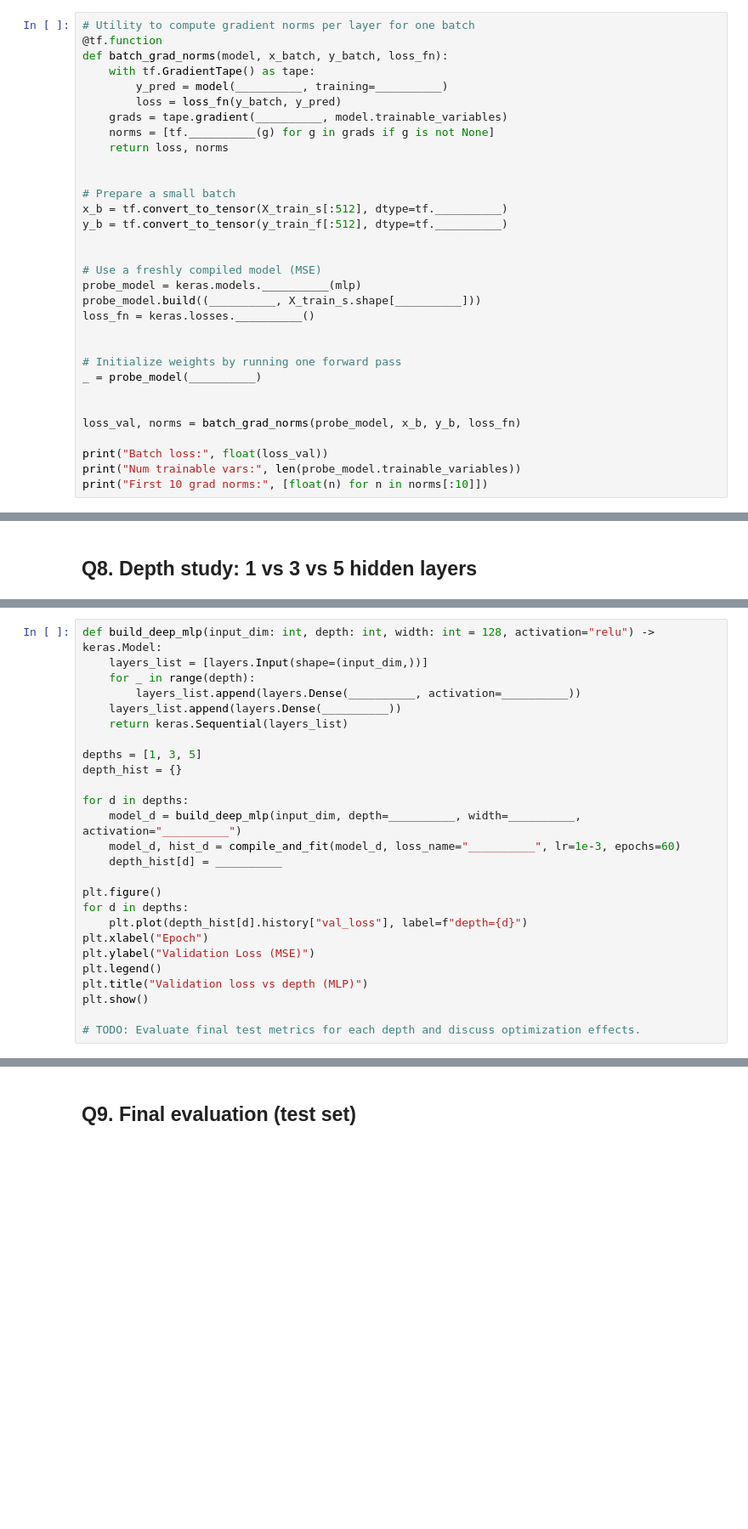
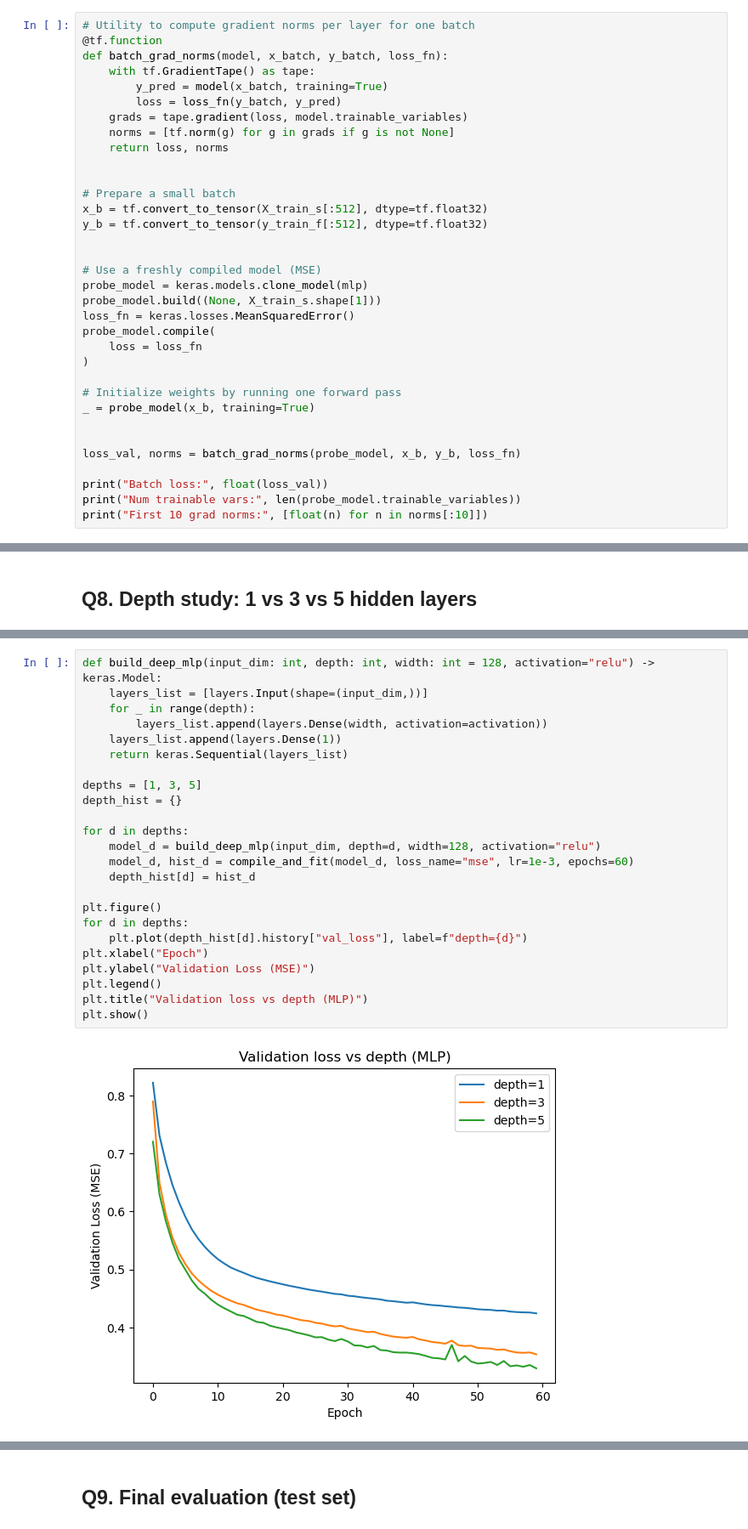
Before and after one commit to SabinaLucy/Machine-Learning_EE5841, a Jupyter notebook: a1.ipynb, the cells around one changed output, grey strips where cells are left out. Shown at 85% size. Saved outputs shown, nothing was run; the diff lists cells and outputs as text; blank space fills up the shorter version.

```diff
--- a/a1.ipynb
+++ b/a1.ipynb
@@ -422,26 +423,28 @@ When completed, you should be able to answer:
 @tf.function
 def batch_grad_norms(model, x_batch, y_batch, loss_fn):
     with tf.GradientTape() as tape:
-        y_pred = model(__________, training=__________)
+        y_pred = model(x_batch, training=True)
         loss = loss_fn(y_batch, y_pred)
-    grads = tape.gradient(__________, model.trainable_variables)
-    norms = [tf.__________(g) for g in grads if g is not None]
+    grads = tape.gradient(loss, model.trainable_variables)
+    norms = [tf.norm(g) for g in grads if g is not None]
     return loss, norms
 
 
 # Prepare a small batch
-x_b = tf.convert_to_tensor(X_train_s[:512], dtype=tf.__________)
-y_b = tf.convert_to_tensor(y_train_f[:512], dtype=tf.__________)
+x_b = tf.convert_to_tensor(X_train_s[:512], dtype=tf.float32)
+y_b = tf.convert_to_tensor(y_train_f[:512], dtype=tf.float32)
 
 
 # Use a freshly compiled model (MSE)
-probe_model = keras.models.__________(mlp)
-probe_model.build((__________, X_train_s.shape[__________]))
-loss_fn = keras.losses.__________()
-
+probe_model = keras.models.clone_model(mlp)
+probe_model.build((None, X_train_s.shape[1]))
+loss_fn = keras.losses.MeanSquaredError()
+probe_model.compile(
+    loss = loss_fn
+)
 
 # Initialize weights by running one forward pass
-_ = probe_model(__________)
+_ = probe_model(x_b, training=True)
 
 
 loss_val, norms = batch_grad_norms(probe_model, x_b, y_b, loss_fn)
@@ -496,26 +506,26 @@ When completed, you should be able to justify:
 # %%
 def build_deep_mlp(input_dim: int, depth: int, width: int = 128, activation="relu") -> keras.Model:
     layers_list = [layers.Input(shape=(input_dim,))]
     for _ in range(depth):
-        layers_list.append(layers.Dense(__________, activation=__________))
-    layers_list.append(layers.Dense(__________))
+        layers_list.append(layers.Dense(width, activation=activation))
+    layers_list.append(layers.Dense(1))
     return keras.Sequential(layers_list)
 
 depths = [1, 3, 5]
 depth_hist = {}
 
 for d in depths:
-    model_d = build_deep_mlp(input_dim, depth=__________, width=__________, activation="__________")
-    model_d, hist_d = compile_and_fit(model_d, loss_name="__________", lr=1e-3, epochs=60)
-    depth_hist[d] = __________
+    model_d = build_deep_mlp(input_dim, depth=d, width=128, activation="relu")
+    model_d, hist_d = compile_and_fit(model_d, loss_name="mse", lr=1e-3, epochs=60)
+    depth_hist[d] = hist_d
 
 plt.figure()
 for d in depths:
     plt.plot(depth_hist[d].history["val_loss"], label=f"depth={d}")
 plt.xlabel("Epoch")
 plt.ylabel("Validation Loss (MSE)")
 plt.legend()
 plt.title("Validation loss vs depth (MLP)")
 plt.show()
-
-# TODO: Evaluate final test metrics for each depth and discuss optimization effects.
+# %% [output]
+[figure, added]
```
Also changed, not shown: parts of 7 cells of this notebook.
